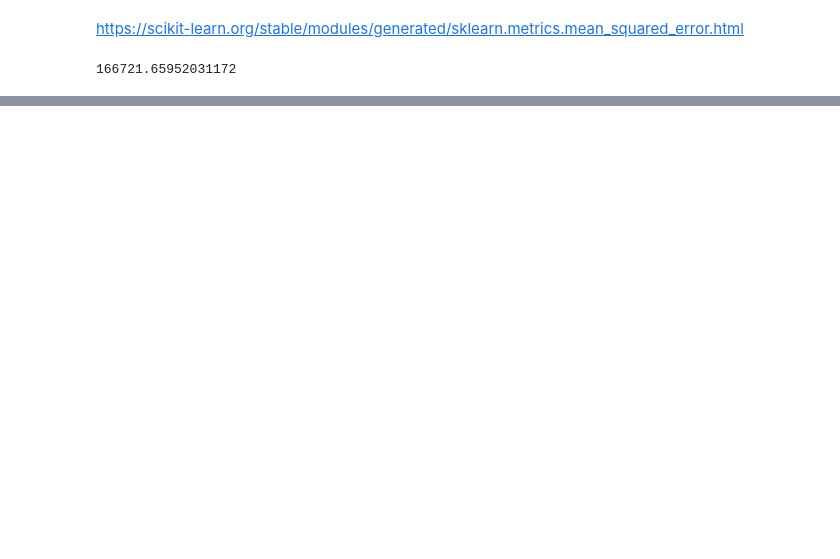
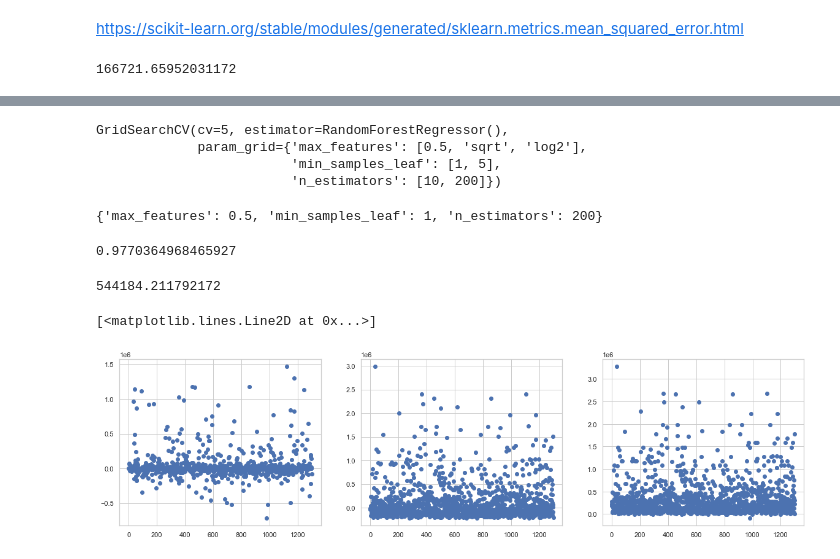
Before and after one commit to stevennm/data_science_utn_clusterai2021_Martins, a Jupyter notebook: clusterai_Steven_Martins_machine_learning.ipynb, the cells around one changed output, grey strips where cells are left out. Cells and saved outputs as stored; diff of their text form; code cells hidden in the pictures; blank space fills up the shorter version.

```diff
--- a/clusterai_Steven_Martins_machine_learning.ipynb
+++ b/clusterai_Steven_Martins_machine_learning.ipynb
@@ -160,0 +204,34 @@ np.sqrt(mean_squared_error(ytest, ypred))
+# %%
+param_rfr = {'n_estimators': [10, 200],
+             'max_features': [0.5, 'sqrt','log2'],
+             'min_samples_leaf':[1, 5]}
+# %%
+regressor_rf = GridSearchCV(estimator=rf_reg, param_grid=param_rfr, refit = True, cv = 5)
+# %%
+regressor_rf.fit(xtrain, ytrain)
+# %% [output]
+GridSearchCV(cv=5, estimator=RandomForestRegressor(),
+             param_grid={'max_features': [0.5, 'sqrt', 'log2'],
+                         'min_samples_leaf': [1, 5],
+                         'n_estimators': [10, 200]})
+# %%
+regressor_rf.best_params_
+# %% [output]
+{'max_features': 0.5, 'min_samples_leaf': 1, 'n_estimators': 200}
+# %%
+regressor_rf.best_score_
+# %% [output]
+0.9770364968465927
+# %%
+ypred_rfr = regressor_rf.predict(xtest_sc)
+np.sqrt(mean_squared_error(ytest, ypred_rfr))
+# %% [output]
+544184.211792172
+# %%
+fig, ax = plt.subplots(1,3, figsize = (20,5))
+ax[0].plot(ytest - ypred_knnr ,marker='o',linestyle='')
+ax[1].plot(ytest - ypred_svr ,marker='o',linestyle='')
+ax[2].plot(ytest - ypred_rfr ,marker='o',linestyle='')
+# %% [output]
+[<matplotlib.lines.Line2D at 0x...>]
+[figure, added]
```
Also changed, not shown: parts of 17 cells of this notebook.
